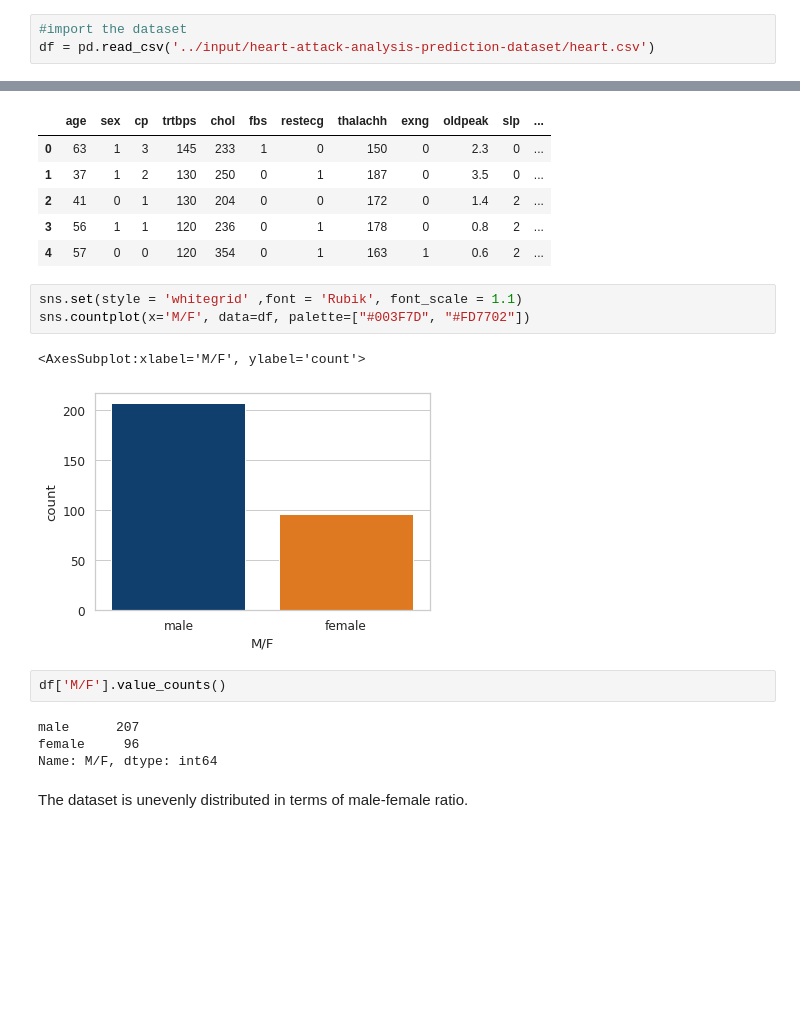
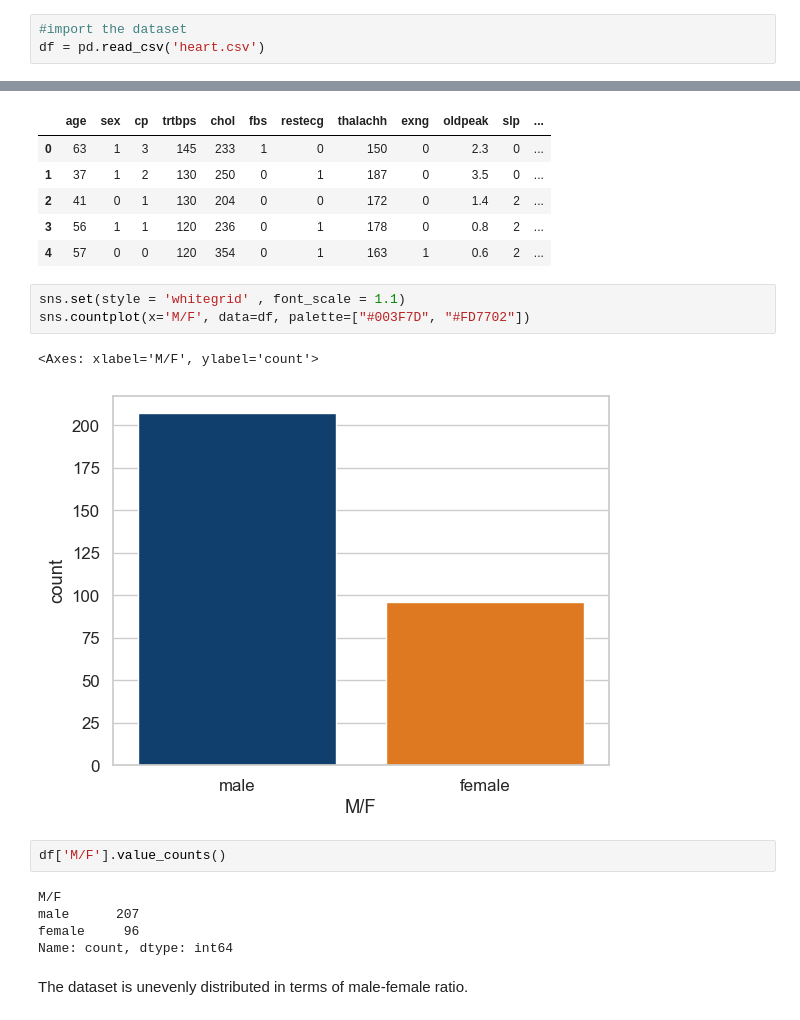
Before and after one commit to JaswanthKrishnaE/Heart-Attack-Prediction-, a Jupyter notebook: heart-attack-pds-project.ipynb, the cells around one changed output, grey strips where cells are left out. Cells and saved outputs as stored; diff of their text form; blank space fills up the shorter version.

```diff
--- a/heart-attack-pds-project.ipynb
+++ b/heart-attack-pds-project.ipynb
@@ -60,7 +60,7 @@ import matplotlib.pyplot as plt
 import seaborn as sns
 # %%
 #import the dataset
-df = pd.read_csv('../input/heart-attack-analysis-prediction-dataset/heart.csv')
+df = pd.read_csv('heart.csv')
 # %%
 df.head()
 # %% [output]
@@ -150,17 +168,18 @@ df.head()
 | 3 | 56 | 1 | 1 | 120 | 236 | 0 | 1 | 178 | 0 | 0.8 | 2 | ... |
 | 4 | 57 | 0 | 0 | 120 | 354 | 0 | 1 | 163 | 1 | 0.6 | 2 | ... |
 # %%
-sns.set(style = 'whitegrid' ,font = 'Rubik', font_scale = 1.1)
+sns.set(style = 'whitegrid' , font_scale = 1.1)
 sns.countplot(x='M/F', data=df, palette=["#003F7D", "#FD7702"])
 # %% [output]
-<AxesSubplot:xlabel='M/F', ylabel='count'>
+<Axes: xlabel='M/F', ylabel='count'>
-[figure, old version]
+[figure, new version]
 # %%
 df['M/F'].value_counts()
 # %% [output]
+M/F
 male      207
 female     96
-Name: M/F, dtype: int64
+Name: count, dtype: int64
 # %% [markdown]
 The dataset is unevenly distributed in terms of male-female ratio.
 # %%
```
Also changed, not shown: parts of 27 cells of this notebook, 2 other files.
